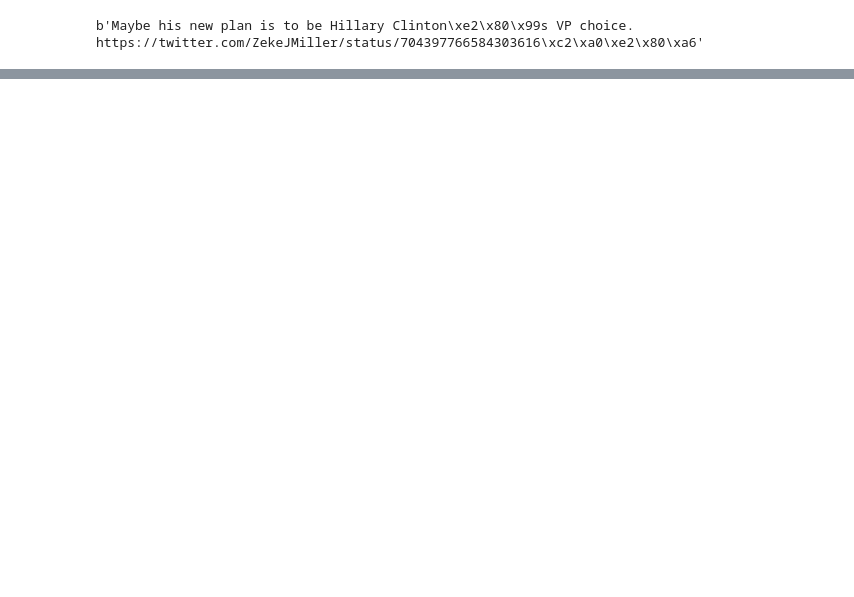
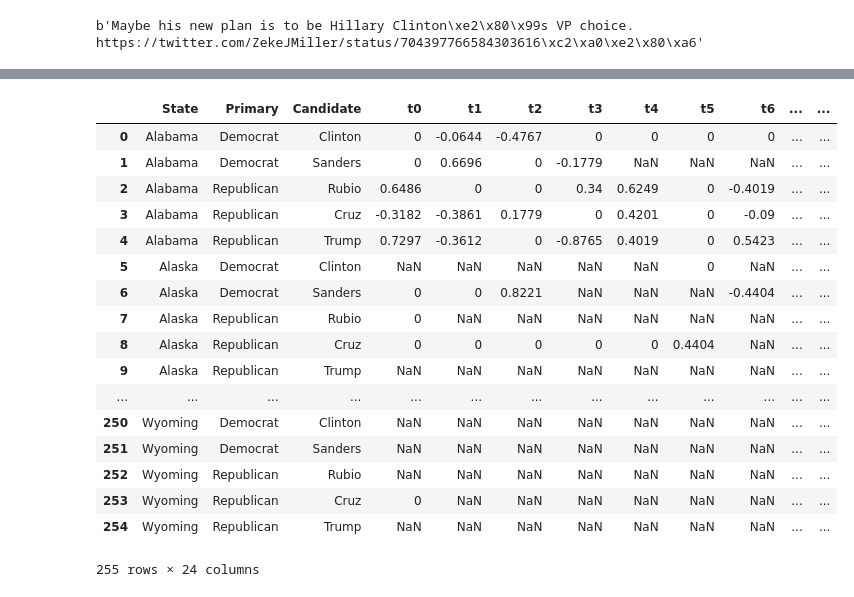
Before and after one commit to beneisner/primary-prediction, a Jupyter notebook: TwitterDownload.ipynb, the cells around one changed output, grey strips where cells are left out. Saved outputs shown, nothing was run; the diff lists cells and outputs as text; code cells hidden in the pictures; blank space fills up the shorter version.

Commit message:
Added some KRR experimentation, visualization, and sentiment scores

```diff
--- a/TwitterDownload.ipynb
+++ b/TwitterDownload.ipynb
@@ -184,0 +181,7 @@ b'Maybe his new plan is to be Hillary Clinton\xe2\x80\x99s VP choice. https://tw
+# %%
+for state in tweets.keys():
+    total = 0
+    for party in tweets[state].keys():
+        for candidate in tweets[state][party].keys():
+            total += len(tweets[state][party][candidate])
+    print(str(total) + ',')
@@ -184,0 +217,2 @@ b'Maybe his new plan is to be Hillary Clinton\xe2\x80\x99s VP choice. https://tw
+# %%
+sid = SentimentIntensityAnalyzer()
@@ -184,0 +254,38 @@ b'Maybe his new plan is to be Hillary Clinton\xe2\x80\x99s VP choice. https://tw
+# %%
+df = pd.DataFrame(columns=['State', 'Primary', 'Candidate', 't0','t1','t2', 't3', 't4', 't5', 't6', 't7', 't8',
+                           't9', 't10', 't11','t12', 't13', 't14', 't15', 't16', 't17', 't18', 't19', 't20'])
+# %%
+i = 0
+for _, state in enumerate(tweets):
+    for party in tweets[state].keys():
+        for candidate in tweets[state][party].keys():
+            df.set_value(i, 'State', state)
+            df.set_value(i, 'Primary', party)
+            df.set_value(i, 'Candidate', candidate)
+            for k in range(len(tweets[state][party][candidate])):
+                tweet_text = tweets[state][party][candidate][k].text
+                score = sid.polarity_scores(str(tweet_text))['compound']
+                df.set_value(i, 't' + str(k), score)
+
+            i += 1
+# %%
+df
+# %% [output]
+|  | State | Primary | Candidate | t0 | t1 | t2 | t3 | t4 | t5 | t6 | ... | ... |
+| 0 | Alabama | Democrat | Clinton | 0 | -0.0644 | -0.4767 | 0 | 0 | 0 | 0 | ... | ... |
+| 1 | Alabama | Democrat | Sanders | 0 | 0.6696 | 0 | -0.1779 | NaN | NaN | NaN | ... | ... |
+| 2 | Alabama | Republican | Rubio | 0.6486 | 0 | 0 | 0.34 | 0.6249 | 0 | -0.4019 | ... | ... |
+| 3 | Alabama | Republican | Cruz | -0.3182 | -0.3861 | 0.1779 | 0 | 0.4201 | 0 | -0.09 | ... | ... |
+| 4 | Alabama | Republican | Trump | 0.7297 | -0.3612 | 0 | -0.8765 | 0.4019 | 0 | 0.5423 | ... | ... |
+| 5 | Alaska | Democrat | Clinton | NaN | NaN | NaN | NaN | NaN | 0 | NaN | ... | ... |
+| 6 | Alaska | Democrat | Sanders | 0 | 0 | 0.8221 | NaN | NaN | NaN | -0.4404 | ... | ... |
+| 7 | Alaska | Republican | Rubio | 0 | NaN | NaN | NaN | NaN | NaN | NaN | ... | ... |
+| 8 | Alaska | Republican | Cruz | 0 | 0 | 0 | 0 | 0 | 0.4404 | NaN | ... | ... |
+| 9 | Alaska | Republican | Trump | NaN | NaN | NaN | NaN | NaN | NaN | NaN | ... | ... |
+| ... | ... | ... | ... | ... | ... | ... | ... | ... | ... | ... | ... | ... |
+| 250 | Wyoming | Democrat | Clinton | NaN | NaN | NaN | NaN | NaN | NaN | NaN | ... | ... |
+| 251 | Wyoming | Democrat | Sanders | NaN | NaN | NaN | NaN | NaN | NaN | NaN | ... | ... |
+| 252 | Wyoming | Republican | Rubio | NaN | NaN | NaN | NaN | NaN | NaN | NaN | ... | ... |
+| 253 | Wyoming | Republican | Cruz | 0 | NaN | NaN | NaN | NaN | NaN | NaN | ... | ... |
+| 254 | Wyoming | Republican | Trump | NaN | NaN | NaN | NaN | NaN | NaN | NaN | ... | ... |
+255 rows × 24 columns
```
Also changed, not shown: parts of 17 cells of this notebook, 5 other files.
